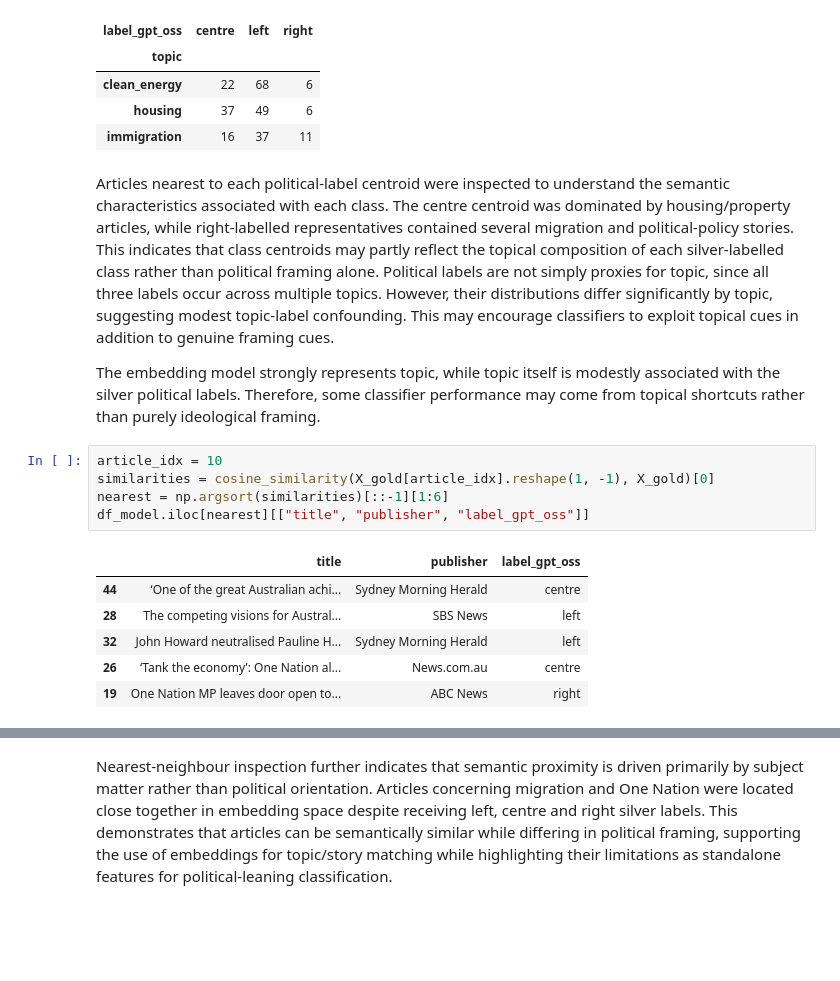
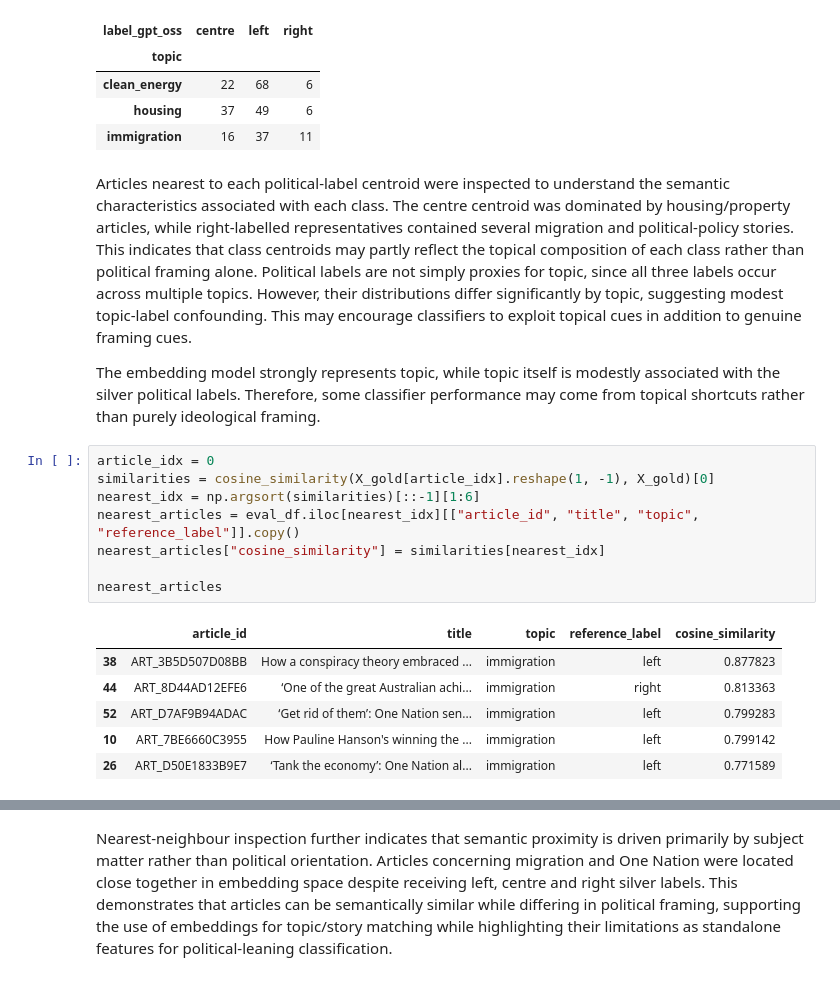
Before and after one commit to jessnxa/nlp_at2_newsprism, a Jupyter notebook: notebooks/02_political_leaning/political_leaning_classif.ipynb, the cells around one changed output, grey strips where cells are left out. Saved outputs shown, nothing was run; the diff lists cells and outputs as text; blank space fills up the shorter version.

Commit message:
minor addition on neighbour analysis

```diff
--- a/notebooks/02_political_leaning/political_leaning_classif.ipynb
+++ b/notebooks/02_political_leaning/political_leaning_classif.ipynb
@@ -1227,18 +1227,21 @@ pd.crosstab(df_gold["topic"], df_gold["label_gpt_oss"])
 | housing | 37 | 49 | 6 |
 | immigration | 16 | 37 | 11 |
 # %% [markdown]
-Articles nearest to each political-label centroid were inspected to understand the semantic characteristics associated with each class. The centre centroid was dominated by housing/property articles, while right-labelled representatives contained several migration and political-policy stories. This indicates that class centroids may partly reflect the topical composition of each silver-labelled class rather than political framing alone.  Political labels are not simply proxies for topic, since all three labels occur across multiple topics. However, their distributions differ significantly by topic, suggesting modest topic-label confounding. This may encourage classifiers to exploit topical cues in addition to genuine framing cues.
+Articles nearest to each political-label centroid were inspected to understand the semantic characteristics associated with each class. The centre centroid was dominated by housing/property articles, while right-labelled representatives contained several migration and political-policy stories. This indicates that class centroids may partly reflect the topical composition of each class rather than political framing alone.  Political labels are not simply proxies for topic, since all three labels occur across multiple topics. However, their distributions differ significantly by topic, suggesting modest topic-label confounding. This may encourage classifiers to exploit topical cues in addition to genuine framing cues.
 
 The embedding model strongly represents topic, while topic itself is modestly associated with the silver political labels. Therefore, some classifier performance may come from topical shortcuts rather than purely ideological framing.
 # %%
-article_idx = 10
+article_idx = 0
 similarities = cosine_similarity(X_gold[article_idx].reshape(1, -1), X_gold)[0]
-nearest = np.argsort(similarities)[::-1][1:6]
-df_model.iloc[nearest][["title", "publisher", "label_gpt_oss"]]
+nearest_idx = np.argsort(similarities)[::-1][1:6]
+nearest_articles = eval_df.iloc[nearest_idx][["article_id", "title", "topic", "reference_label"]].copy()
+nearest_articles["cosine_similarity"] = similarities[nearest_idx]
+
+nearest_articles
 # %% [output]
-|  | title | publisher | label_gpt_oss |
-| 44 | ‘One of the great Australian achi... | Sydney Morning Herald | centre |
-| 28 | The competing visions for Austral... | SBS News | left |
-| 32 | John Howard neutralised Pauline H... | Sydney Morning Herald | left |
-| 26 | ‘Tank the economy’: One Nation al... | News.com.au | centre |
-| 19 | One Nation MP leaves door open to... | ABC News | right |
+|  | article_id | title | topic | reference_label | cosine_similarity |
+| 38 | ART_3B5D507D08BB | How a conspiracy theory embraced ... | immigration | left | 0.877823 |
+| 44 | ART_8D44AD12EFE6 | ‘One of the great Australian achi... | immigration | right | 0.813363 |
+| 52 | ART_D7AF9B94ADAC | ‘Get rid of them’: One Nation sen... | immigration | left | 0.799283 |
+| 10 | ART_7BE6660C3955 | How Pauline Hanson's winning the ... | immigration | left | 0.799142 |
+| 26 | ART_D50E1833B9E7 | ‘Tank the economy’: One Nation al... | immigration | left | 0.771589 |
```
Also changed, not shown: parts of 2 cells of this notebook, 1 other file.
